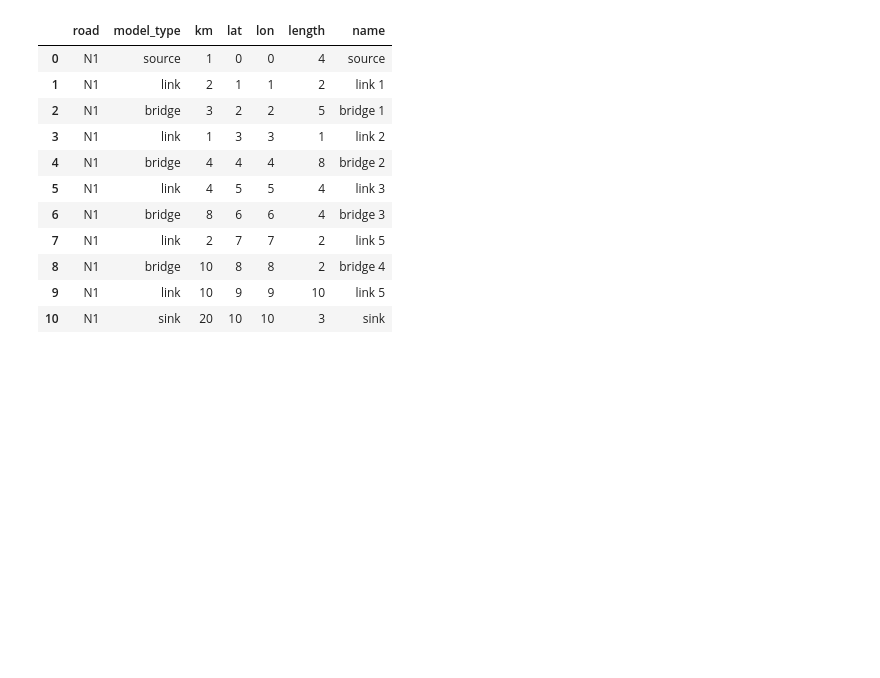
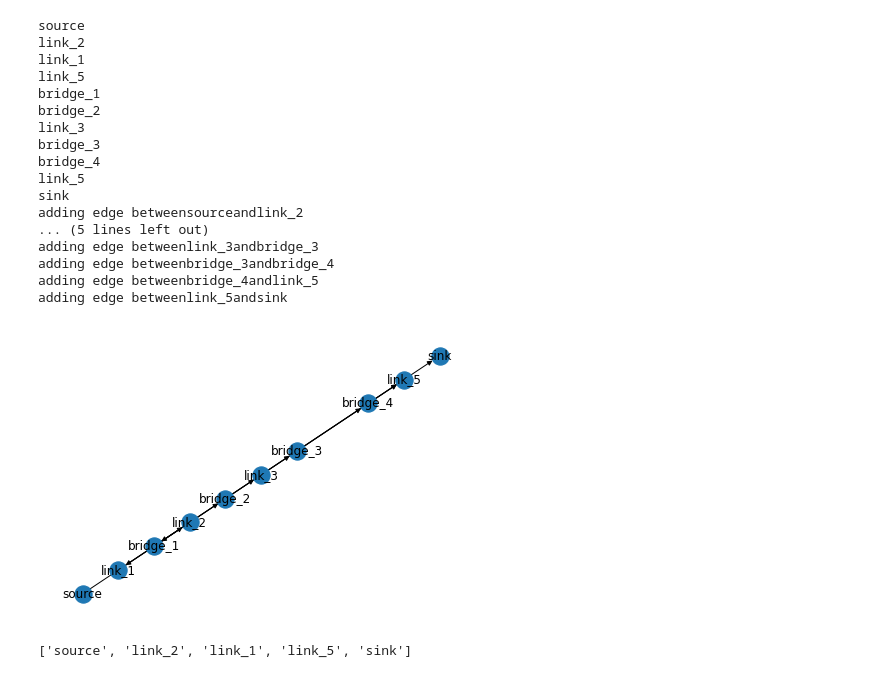
Before and after one commit to yilinh/SimpleTransport, a Jupyter notebook: simpleTransport_NX.ipynb, the cells around one changed output. Saved outputs shown, nothing was run; the diff lists cells and outputs as text; code cells hidden in the pictures; blank space fills up the shorter version.

```diff
--- a/simpleTransport_NX.ipynb
+++ b/simpleTransport_NX.ipynb
@@ -11,19 +11,52 @@ import matplotlib.pyplot as plt
 
 import os
 path = os.getcwd()
-# %%
-df = pd.read_csv(path+'/data/simpleTransport.csv')
-G= nx.Graph()
-# %% [output]
-|  | road | model_type | km | lat | lon | length | name |
-| 0 | N1 | source | 1 | 0 | 0 | 4 | source |
-| 1 | N1 | link | 2 | 1 | 1 | 2 | link 1 |
-| 2 | N1 | bridge | 3 | 2 | 2 | 5 | bridge 1 |
-| 3 | N1 | link | 1 | 3 | 3 | 1 | link 2 |
-| 4 | N1 | bridge | 4 | 4 | 4 | 8 | bridge 2 |
-| 5 | N1 | link | 4 | 5 | 5 | 4 | link 3 |
-| 6 | N1 | bridge | 8 | 6 | 6 | 4 | bridge 3 |
-| 7 | N1 | link | 2 | 7 | 7 | 2 | link 5 |
-| 8 | N1 | bridge | 10 | 8 | 8 | 2 | bridge 4 |
-| 9 | N1 | link | 10 | 9 | 9 | 10 | link 5 |
-| 10 | N1 | sink | 20 | 10 | 10 | 3 | sink |
+# %%
+from Bridge import Bridge
+from Link import Link
+from Source import Source
+from Sink import Sink
+from Vehicles import Truck
+from model import BangladeshModel, set_lat_lon_bound
+
+df = pd.read_csv(path+'/data/simpleTransport.csv')
+G= nx.DiGraph() #directed graph
+pos={}
+sample = BangladeshModel()
+agent_list=sample.schedule.agents
+
+for agent in agent_list:
+    G.add_node(agent.name, label=agent.name) #adding them as nodes in the order of creation
+    pos[agent.name]= agent.pos
+    print(agent.name)
+#adding edges:
+
+for i in range(len(agent_list)):
+    if i < len(agent_list)-1:
+        G.add_edge(agent_list[i].name,agent_list[i+1].name)
+        print('adding edge between'+ agent_list[i].name + 'and' + agent_list[i+1].name)
+
+nx.draw(G,pos=pos, with_labels=True)
+# %% [output]
+source
+link_2
+link_1
+link_5
+bridge_1
+bridge_2
+link_3
+bridge_3
+bridge_4
+link_5
+sink
+adding edge betweensourceandlink_2
+... (5 lines left out)
+adding edge betweenlink_3andbridge_3
+adding edge betweenbridge_3andbridge_4
+adding edge betweenbridge_4andlink_5
+adding edge betweenlink_5andsink
+[figure, added]
+# %%
+print(nx.shortest_path(G, source='source', target='sink'))
+# %% [output]
+['source', 'link_2', 'link_1', 'link_5', 'sink']
```
Also changed, not shown: parts of 1 cell of this notebook, 8 other files.
